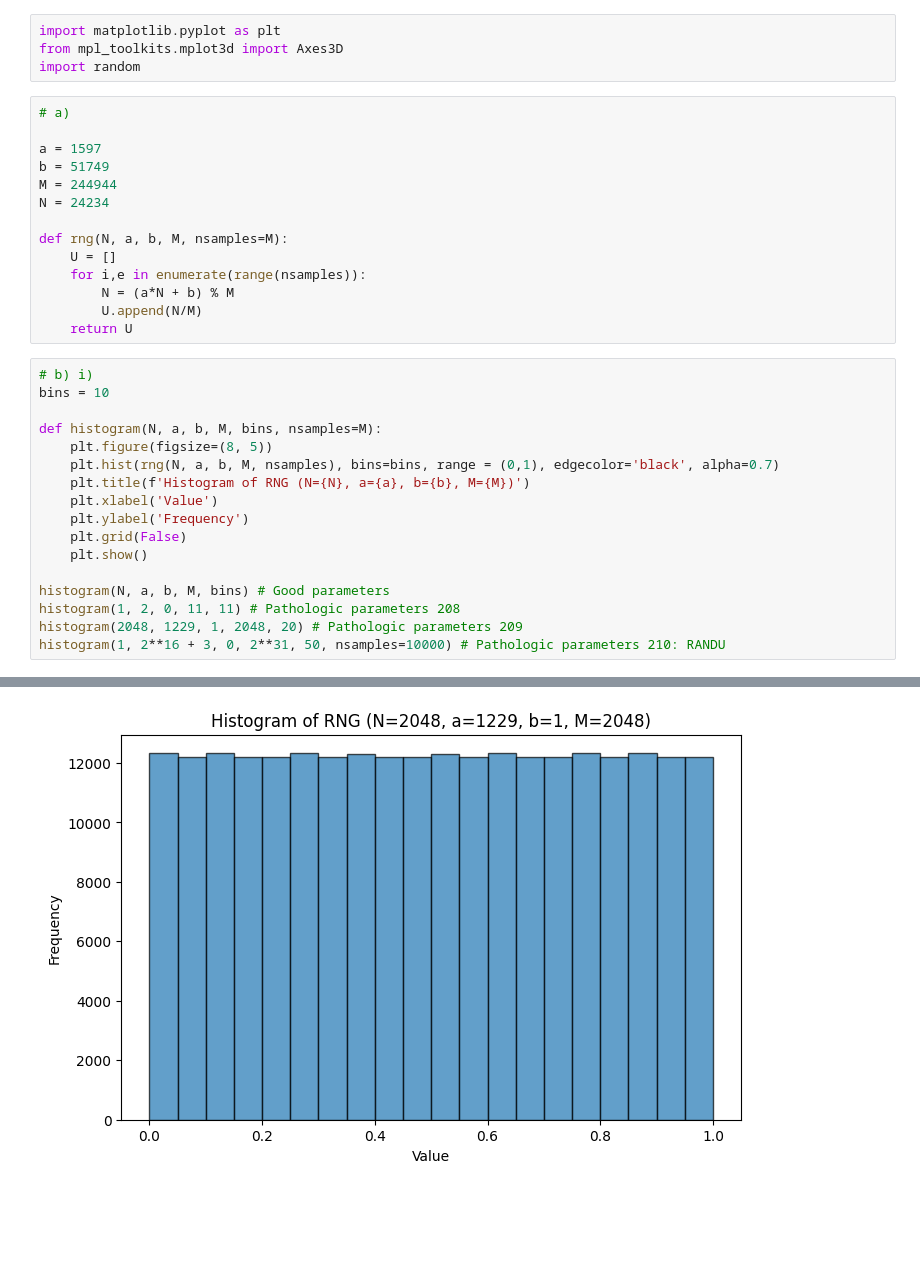
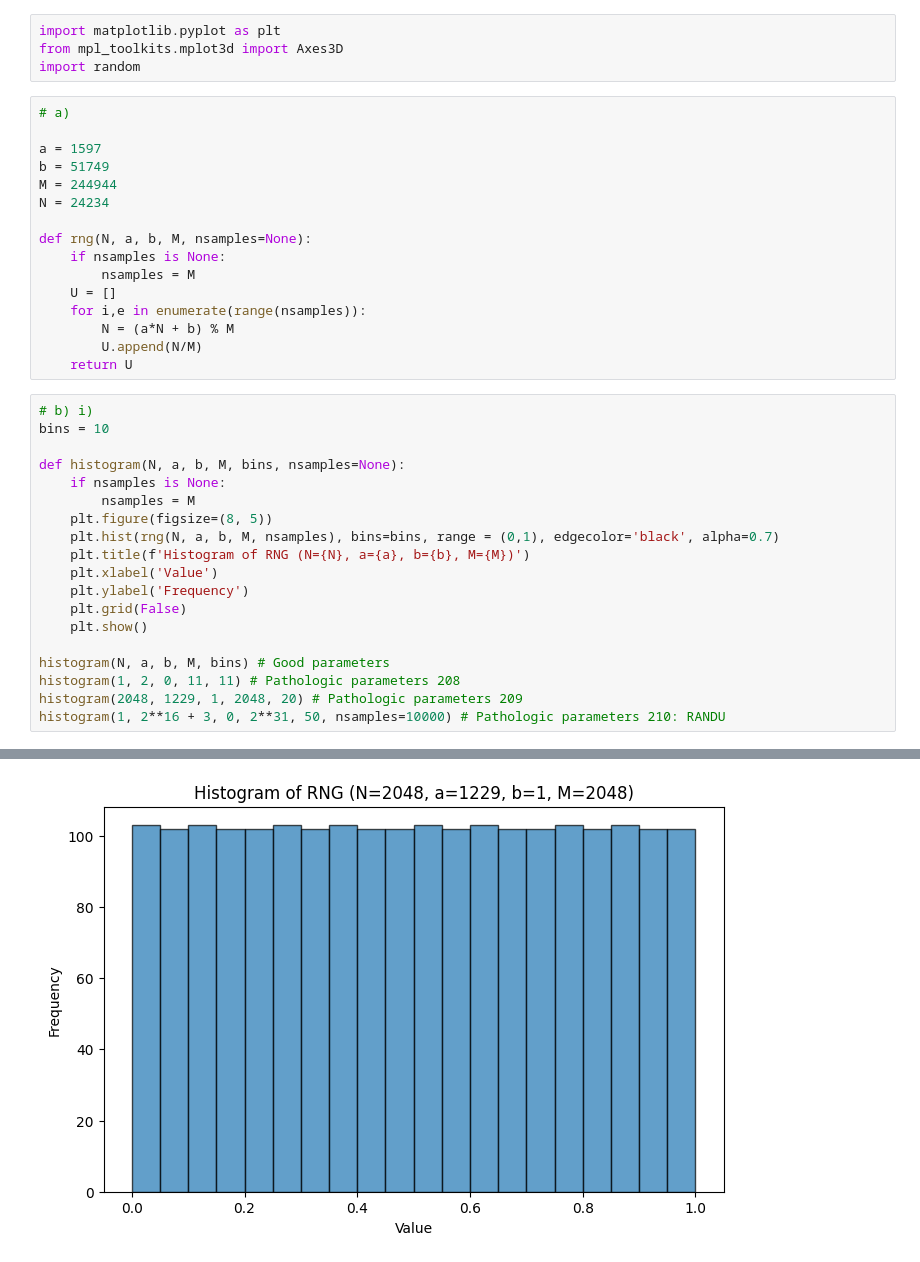
Before and after one commit to Rah9742/COMP0043-Numerical-Methods-for-Finance, a Jupyter notebook: 3. Random Number Generators/e3q1_lcg.ipynb, the cells around one changed output, grey strips where cells are left out. Cells and saved outputs as stored; diff of their text form; blank space fills up the shorter version.

```diff
--- a/3. Random Number Generators/e3q1_lcg.ipynb
+++ b/3. Random Number Generators/e3q1_lcg.ipynb
@@ -12,7 +12,9 @@ b = 51749
 M = 244944
 N = 24234
 
-def rng(N, a, b, M, nsamples=M):
+def rng(N, a, b, M, nsamples=None):
+    if nsamples is None:
+        nsamples = M
     U = []
     for i,e in enumerate(range(nsamples)):
         N = (a*N + b) % M
@@ -22,7 +24,9 @@ def rng(N, a, b, M, nsamples=M):
 # b) i)
 bins = 10
 
-def histogram(N, a, b, M, bins, nsamples=M):
+def histogram(N, a, b, M, bins, nsamples=None):
+    if nsamples is None:
+        nsamples = M
     plt.figure(figsize=(8, 5))
     plt.hist(rng(N, a, b, M, nsamples), bins=bins, range = (0,1), edgecolor='black', alpha=0.7)
     plt.title(f'Histogram of RNG (N={N}, a={a}, b={b}, M={M})')
@@ -41,4 +45,4 @@ histogram(1, 2**16 + 3, 0, 2**31, 50, nsamples=10000) # Pathologic parameters 21
-[figure, old version]
+[figure, new version]
 [figure]
 # %%
 # b) ii)
```
Also changed, not shown: parts of 4 cells of this notebook, 9 other files.
